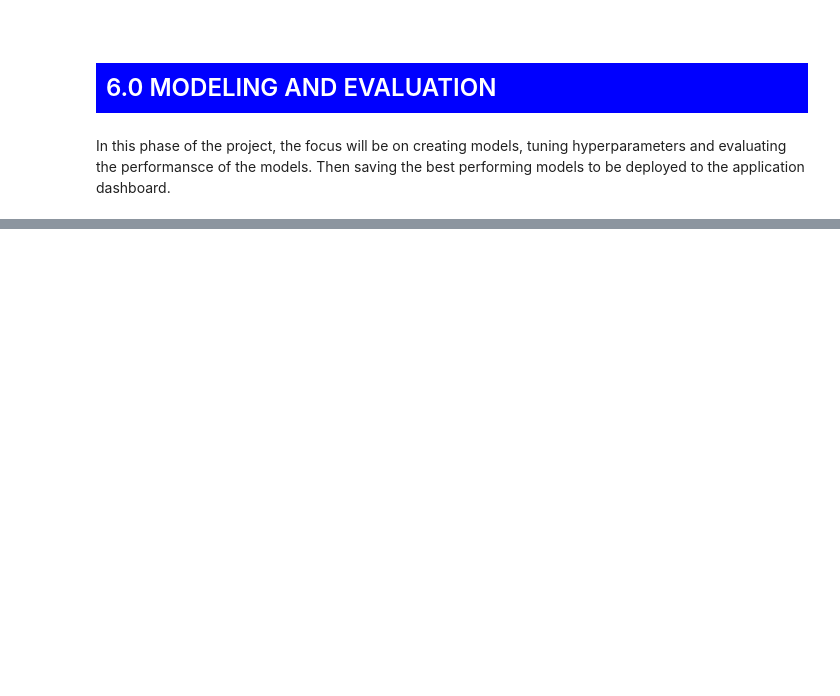
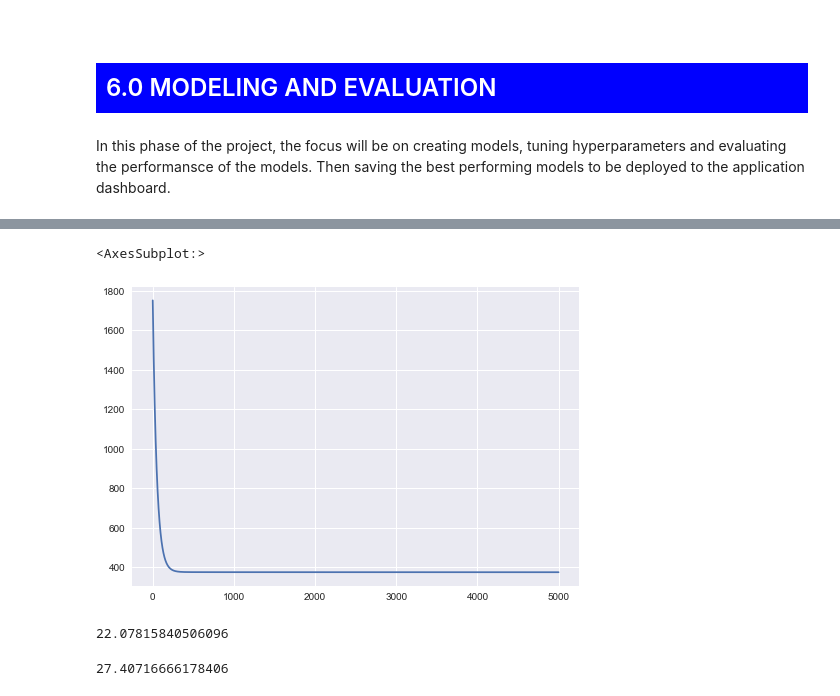
Before and after one commit to Abdul4code/multi_store_sales_prediction, a Jupyter notebook: Notebook.ipynb, the cells around one changed output, grey strips where cells are left out. Cells and saved outputs as stored; diff of their text form; code cells hidden in the pictures; blank space fills up the shorter version.

```diff
--- a/Notebook.ipynb
+++ b/Notebook.ipynb
@@ -576,0 +557,38 @@ In this phase of the project, the focus will be on creating models, tuning hyper
+# %%
+class LinearRegression():
+    def __init__(self, X, y, lr=0.01, no_iter=1000):
+        self.X = X
+        self.w = np.random.randn(self.X.shape[1], 1) / 1000
+        self.no_iter = no_iter
+        self.m = self.X.shape[0]
+        self.y = y.reshape(self.m, -1)
+        self.b = 0
+        self.lr = lr
+
+    def _compute_cost(self):
+        pred = np.dot(self.X, self.w) + self.b
+        cost = np.sum((pred - self.y) ** 2) / (2 * self.m)
+        return cost
+
+    def _compute_gradients(self):
+        pred = np.dot(self.X, self.w) + self.b
+        dj_db = np.sum(pred - self.y) / self.m
+        dj_dw = np.dot((pred - self.y).T, self.X) / self.m
+        return dj_dw, dj_db
+
+    def fit(self, verbose=False):
+        cost = []
+        for i in range(self.no_iter):
+            dw, db = self._compute_gradients()
+            self.w = self.w - (self.lr *  dw.T)
+            self.b = self.b - (self.lr * db)
+            cost.append(self._compute_cost())
+
+            if verbose and i in [x for x in range(0, self.no_iter, 499)]:
+                print("Cost at {} : {}".format(i, cost[i]))
+
+        return self.w, self.b, cost
+
+    def predict(self, new_X):
+        pred = np.dot(new_X, self.w) + self.b
+        return pred
@@ -576,0 +599,4 @@ In this phase of the project, the focus will be on creating models, tuning hyper
+# %%
+# Training the model
+lr_model = LinearRegression(X_train, np.array(y_train), no_iter=5000)
+w, b, costs = lr_model.fit(verbose=True)
@@ -576,0 +615,5 @@ In this phase of the project, the focus will be on creating models, tuning hyper
+# %%
+sns.lineplot(x=list(range(len(costs))), y=costs)
+# %% [output]
+<AxesSubplot:>
+[figure, added]
@@ -576,0 +622,12 @@ In this phase of the project, the focus will be on creating models, tuning hyper
+# %%
+pred_on_training = lr_model.predict(X_train)
+error = mean_squared_error(pred_on_training, y_train)
+MAE = mean_absolute_error(pred_on_training, y_train)
+MAE
+# %% [output]
+22.07815840506096
+# %%
+from math import sqrt
+sqrt(error)
+# %% [output]
+27.40716666178406
```
Also changed, not shown: parts of 35 cells of this notebook, 1 other file.
